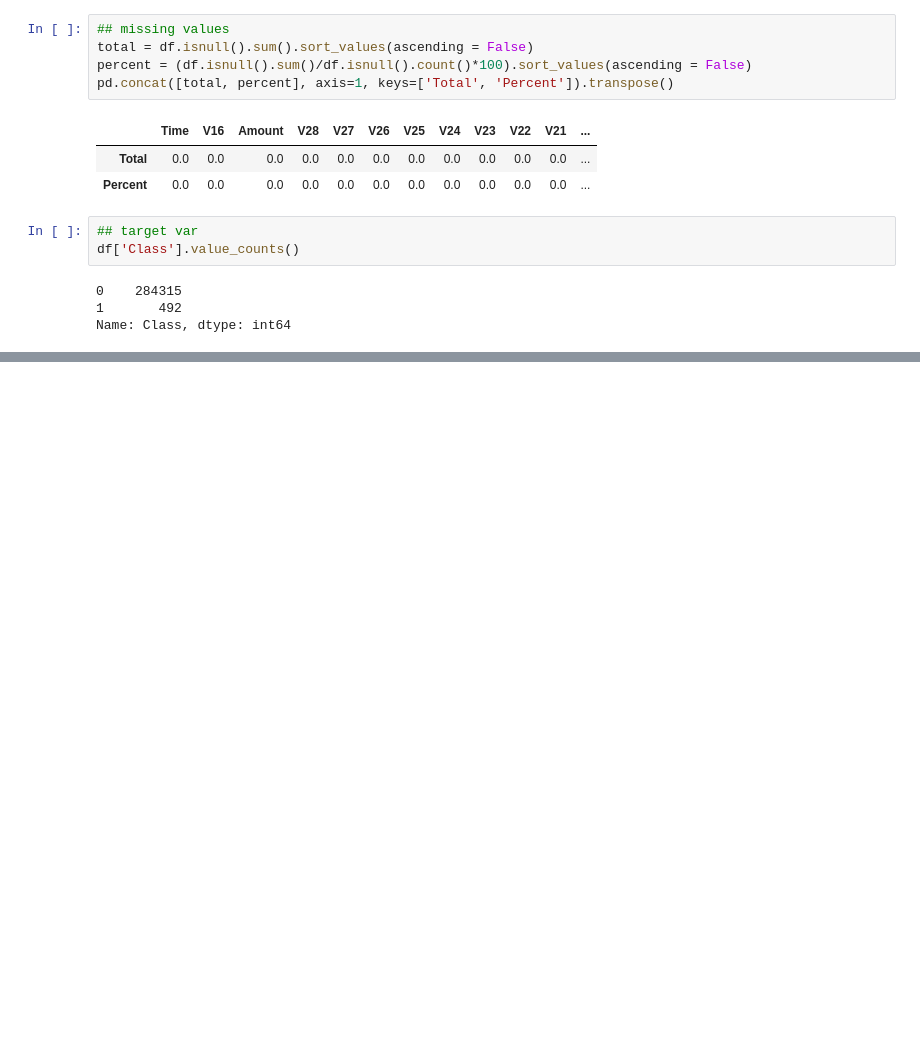
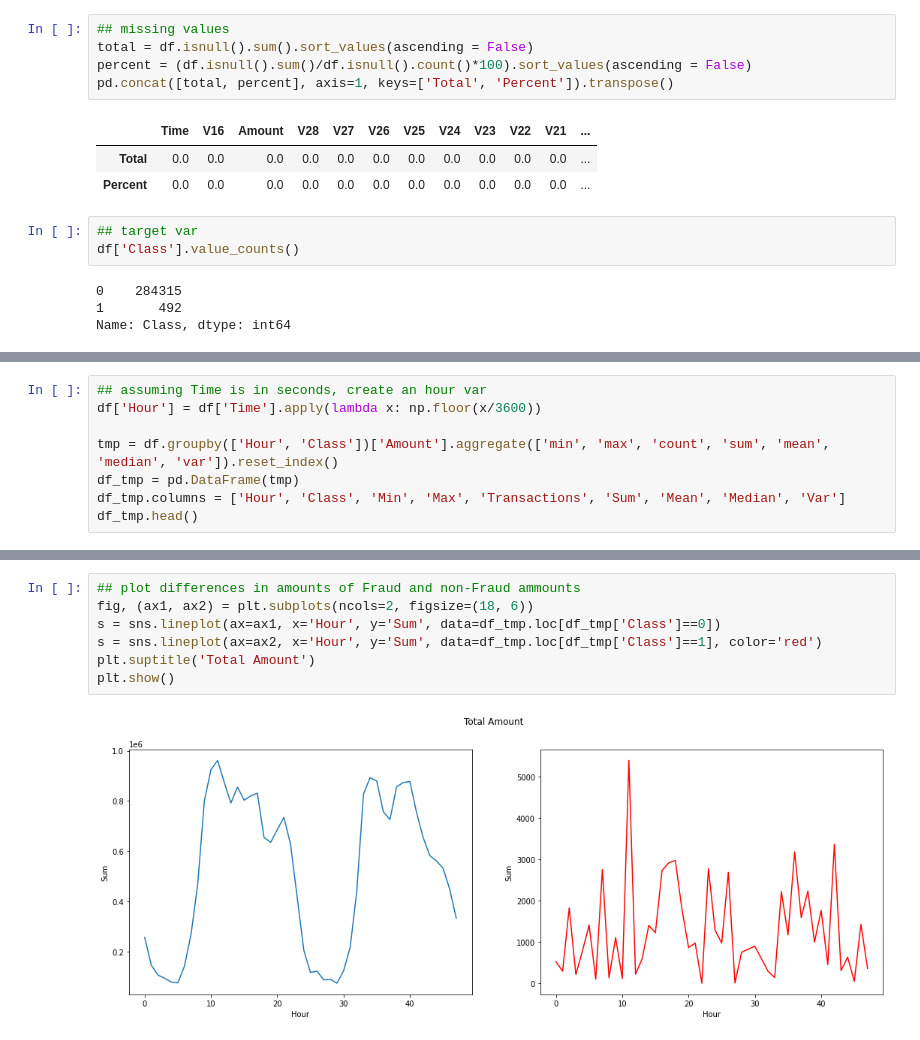
Before and after one commit to jdgallegoq/ccFraud, a Jupyter notebook: notebooks/ccFraud.ipynb, the cells around one changed output, grey strips where cells are left out. Cells and saved outputs as stored; diff of their text form; blank space fills up the shorter version.

```diff
--- a/notebooks/ccFraud.ipynb
+++ b/notebooks/ccFraud.ipynb
@@ -116,0 +119,8 @@ iplot(fig, filename='dist_only')
+# %%
+## assuming Time is in seconds, create an hour var
+df['Hour'] = df['Time'].apply(lambda x: np.floor(x/3600))
+
+tmp = df.groupby(['Hour', 'Class'])['Amount'].aggregate(['min', 'max', 'count', 'sum', 'mean', 'median', 'var']).reset_index()
+df_tmp = pd.DataFrame(tmp)
+df_tmp.columns = ['Hour', 'Class', 'Min', 'Max', 'Transactions', 'Sum', 'Mean', 'Median', 'Var']
+df_tmp.head()
@@ -116,0 +134,9 @@ iplot(fig, filename='dist_only')
+# %%
+## plot differences in amounts of Fraud and non-Fraud ammounts
+fig, (ax1, ax2) = plt.subplots(ncols=2, figsize=(18, 6))
+s = sns.lineplot(ax=ax1, x='Hour', y='Sum', data=df_tmp.loc[df_tmp['Class']==0])
+s = sns.lineplot(ax=ax2, x='Hour', y='Sum', data=df_tmp.loc[df_tmp['Class']==1], color='red')
+plt.suptitle('Total Amount')
+plt.show()
+# %% [output]
+[figure, added]
```
Also changed, not shown: parts of 35 cells of this notebook, 1 other file.
